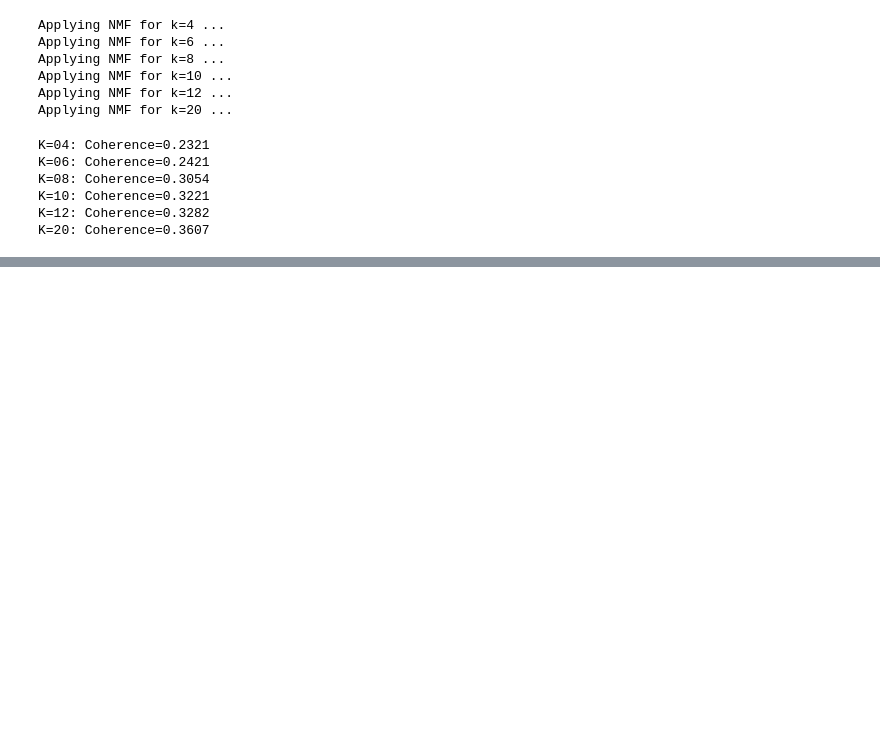
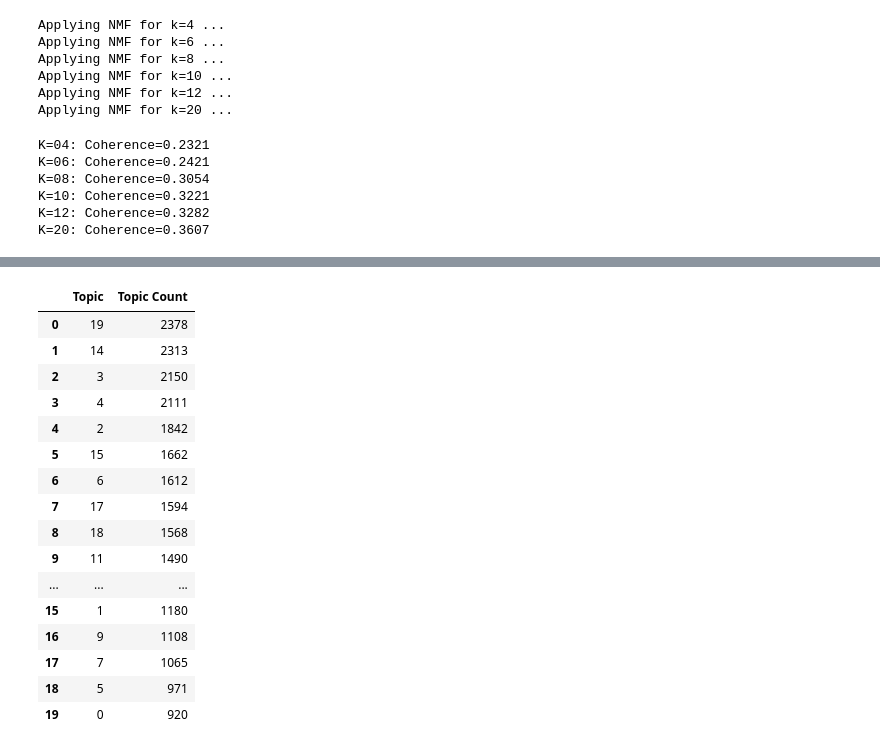
Before and after one commit to limesarelife/Milestone2, a Jupyter notebook: ReadScripts/unsupervised_subreddit_full_posts_NMF.ipynb, the cells around one changed output, grey strips where cells are left out. Cells and saved outputs as stored; diff of their text form; code cells hidden in the pictures; blank space fills up the shorter version.

```diff
--- a/ReadScripts/unsupervised_subreddit_full_posts_NMF.ipynb
+++ b/ReadScripts/unsupervised_subreddit_full_posts_NMF.ipynb
@@ -403,0 +504,24 @@ from gensim.models.coherencemodel import CoherenceModel
+# %%
+fin_graph = fin_w_topics['Topic Assigned'].value_counts().reset_index()
+# %%
+fin_graph.rename(columns={'index':"Topic","Topic Assigned":"Topic Count"},inplace=True)
+# %%
+fin_graph
+# %% [output]
+|  | Topic | Topic Count |
+| 0 | 19 | 2378 |
+| 1 | 14 | 2313 |
+| 2 | 3 | 2150 |
+| 3 | 4 | 2111 |
+| 4 | 2 | 1842 |
+| 5 | 15 | 1662 |
+| 6 | 6 | 1612 |
+| 7 | 17 | 1594 |
+| 8 | 18 | 1568 |
+| 9 | 11 | 1490 |
+| ... | ... | ... |
+| 15 | 1 | 1180 |
+| 16 | 9 | 1108 |
+| 17 | 7 | 1065 |
+| 18 | 5 | 971 |
+| 19 | 0 | 920 |
```
Also changed, not shown: parts of 36 cells of this notebook, 2 other files.
